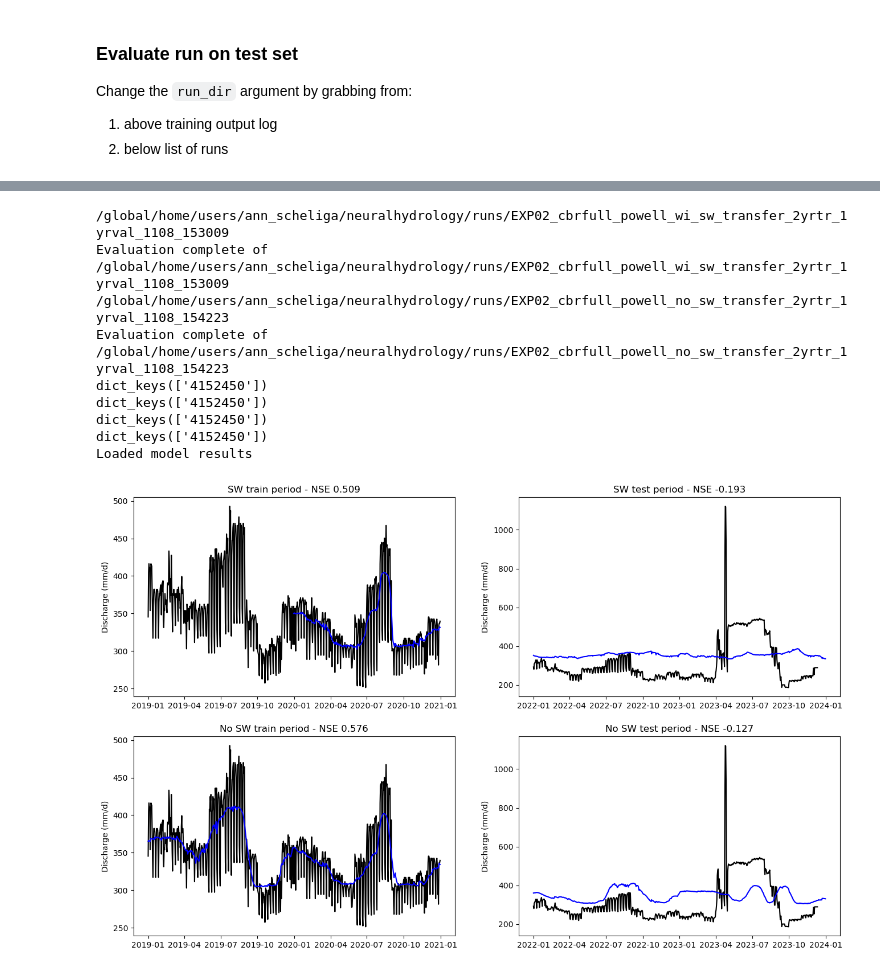
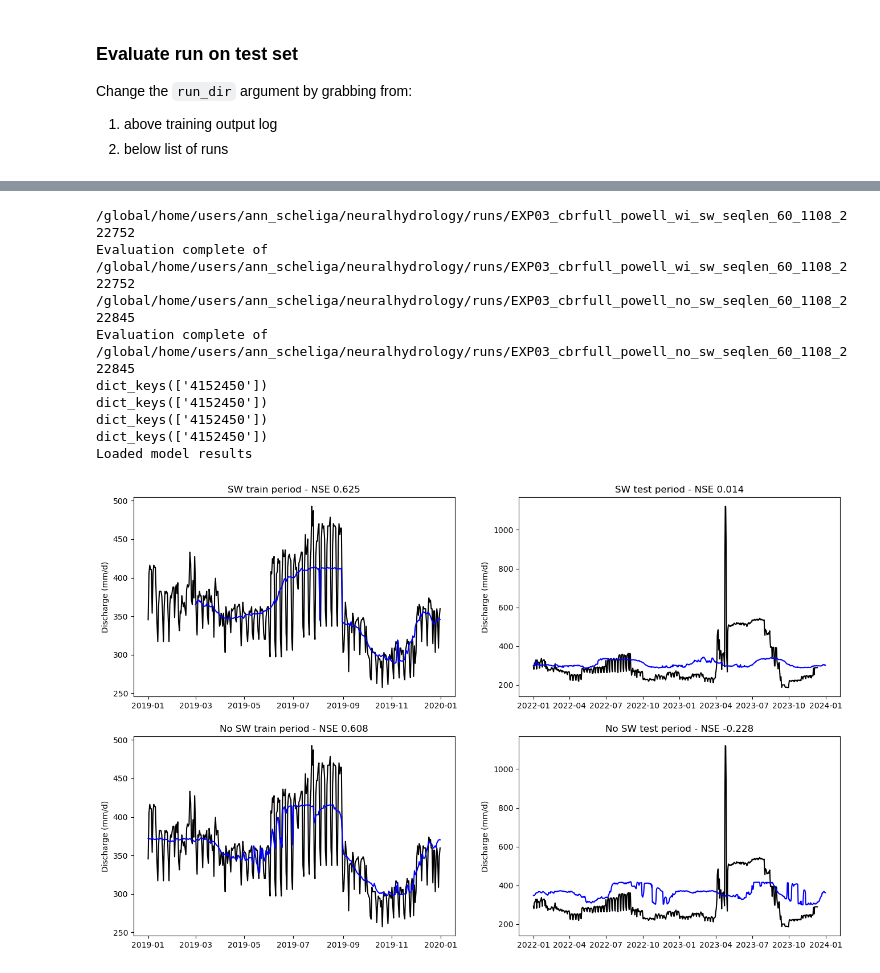
Before and after one commit to ascheliga/neuralhydrology, a Jupyter notebook: cygnss_models/EXP03_seqlen/base_case.ipynb, the cells around one changed output, grey strips where cells are left out. Drawn from its saved outputs; the diff is of its cells as text; code cells hidden in the pictures.

Commit message:
initial evaluation

```diff
--- a/cygnss_models/EXP03_seqlen/base_case.ipynb
+++ b/cygnss_models/EXP03_seqlen/base_case.ipynb
@@ -54,16 +47,16 @@ Loaded model results
 # %%
-cbr_powell_2_1_metrics = eval_wrapper.quick_eval(fp_no_sw='EXP02_cbrfull_powell_no_sw_transfer_2yrtr_1yrval_1108_154223',
-    fp_wi_sw='EXP02_cbrfull_powell_wi_sw_transfer_2yrtr_1yrval_1108_153009',
+crb_60day_metrics = eval_wrapper.quick_eval(fp_no_sw='EXP03_cbrfull_powell_no_sw_seqlen_60_1108_222845',
+    fp_wi_sw='EXP03_cbrfull_powell_wi_sw_seqlen_60_1108_222752',
     run_dir = all_runs_dir,
     basin_key = '4152450')
 # %% [output]
-/global/home/users/ann_scheliga/neuralhydrology/runs/EXP02_cbrfull_powell_wi_sw_transfer_2yrtr_1yrval_1108_153009
-Evaluation complete of /global/home/users/ann_scheliga/neuralhydrology/runs/EXP02_cbrfull_powell_wi_sw_transfer_2yrtr_1yrval_1108_153009
-/global/home/users/ann_scheliga/neuralhydrology/runs/EXP02_cbrfull_powell_no_sw_transfer_2yrtr_1yrval_1108_154223
-Evaluation complete of /global/home/users/ann_scheliga/neuralhydrology/runs/EXP02_cbrfull_powell_no_sw_transfer_2yrtr_1yrval_1108_154223
+/global/home/users/ann_scheliga/neuralhydrology/runs/EXP03_cbrfull_powell_wi_sw_seqlen_60_1108_222752
+Evaluation complete of /global/home/users/ann_scheliga/neuralhydrology/runs/EXP03_cbrfull_powell_wi_sw_seqlen_60_1108_222752
+/global/home/users/ann_scheliga/neuralhydrology/runs/EXP03_cbrfull_powell_no_sw_seqlen_60_1108_222845
+Evaluation complete of /global/home/users/ann_scheliga/neuralhydrology/runs/EXP03_cbrfull_powell_no_sw_seqlen_60_1108_222845
 dict_keys(['4152450'])
 dict_keys(['4152450'])
 dict_keys(['4152450'])
 dict_keys(['4152450'])
 Loaded model results
-[figure, old version]
+[figure, new version]
```
Also changed, not shown: parts of 6 cells of this notebook.
